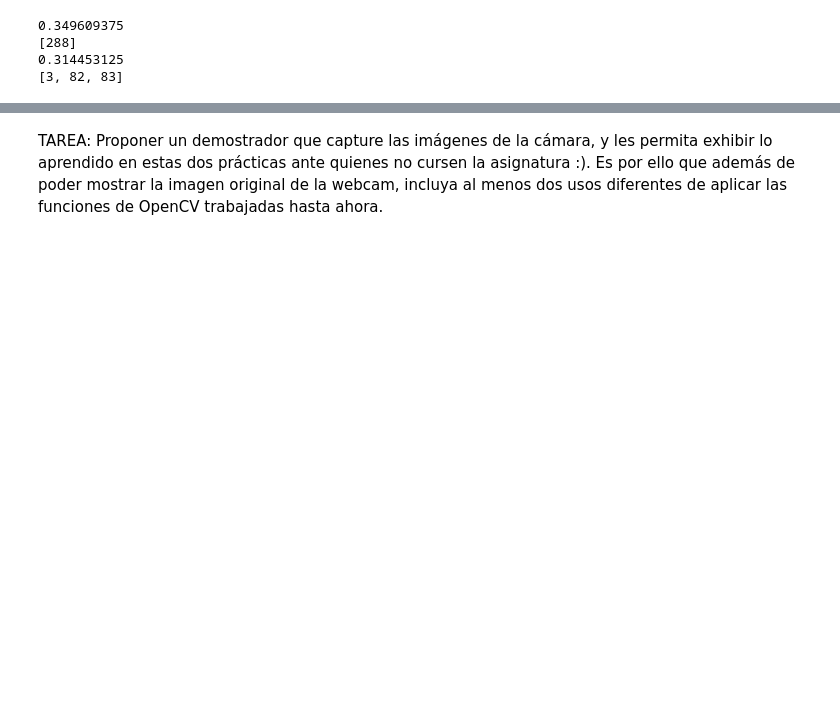
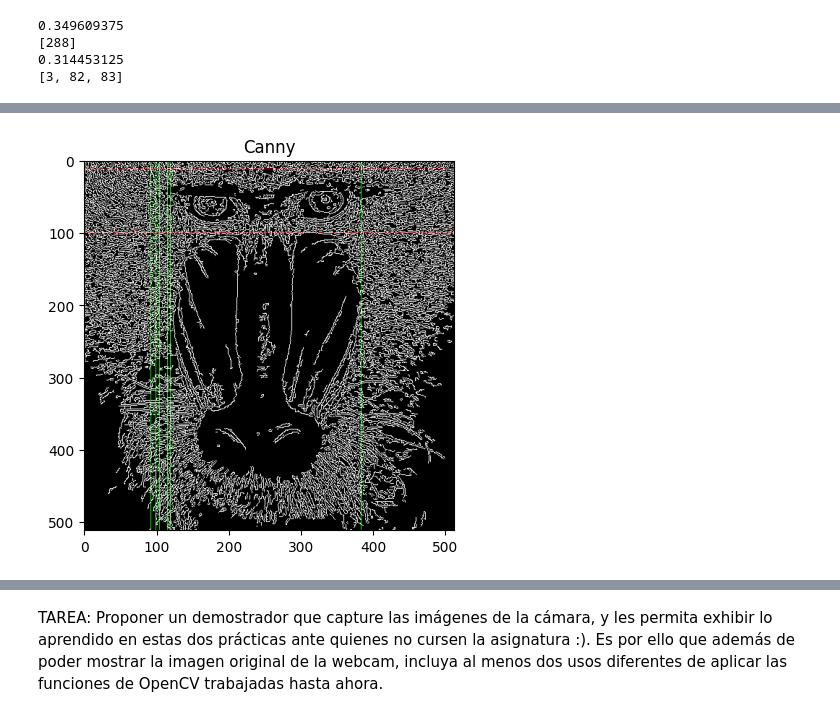
Before and after one commit to jj-quesada/PracticasVC, a Jupyter notebook: VC_P2/VC_P2_Grupo13.ipynb, the cells around one changed output, grey strips where cells are left out. Cells and saved outputs as stored; diff of their text form; code cells hidden in the pictures; blank space fills up the shorter version.

```diff
--- a/VC_P2/VC_P2_Grupo13.ipynb
+++ b/VC_P2/VC_P2_Grupo13.ipynb
@@ -138,5 +107,20 @@ plt.xlim([0, canny.shape[0]])
 Identificación de máximos en columnas y filas
 # %%
+import cv2
+import numpy as np
+import matplotlib.pyplot as plt
+
+img = cv2.imread('mandril.jpg')
+
+gris = cv2.cvtColor(img, cv2.COLOR_BGR2GRAY)
+
+canny = cv2.Canny(gris, 100, 200)
+
+col_counts = cv2.reduce(canny, 0, cv2.REDUCE_SUM, dtype=cv2.CV_32SC1)
+cols = col_counts[0] / (255 * canny.shape[1])
+row_counts = cv2.reduce(canny, 1, cv2.REDUCE_SUM, dtype=cv2.CV_32SC1)
+rows = row_counts[:, 0] / (255 * canny.shape[0])
+
 threshold = 0.95
 
 max_col_value = np.max(cols)
@@ -349,0 +308,82 @@ plt.show()
+# %%
+import cv2
+import numpy as np
+import matplotlib.pyplot as plt
+
+img = cv2.imread('mandril.jpg')
+gris = cv2.cvtColor(img, cv2.COLOR_BGR2GRAY)
+ggris = cv2.GaussianBlur(gris, (3, 3), 0)
+
+# Canny
+canny = cv2.Canny(gris, 100, 200)
+
+col_counts = cv2.reduce(canny, 0, cv2.REDUCE_SUM, dtype=cv2.CV_32SC1)
+cols = col_counts[0] / (255 * canny.shape[1])
+row_counts = cv2.reduce(canny, 1, cv2.REDUCE_SUM, dtype=cv2.CV_32SC1)
+rows = row_counts[:, 0] / (255 * canny.shape[0])
+
+threshold = 0.95
+
+max_col_value = np.max(cols)
+cols_over_threshold = []
+for i in range(len(cols)):
+    if cols[i] >= threshold*max_col_value:
+        cols_over_threshold.append(i)
+
+max_row_value = np.max(rows)
+rows_over_threshold = []
+for i in range(len(rows)):
+    if rows[i] >= threshold*max_row_value:
+        rows_over_threshold.append(i)
+
+# Sobel
+sobelx = cv2.Sobel(ggris, cv2.CV_64F, 1, 0)  # x
+sobely = cv2.Sobel(ggris, cv2.CV_64F, 0, 1)  # y
+sobel = cv2.add(sobelx, sobely)
+
+valorUmbral = 130
+res, imagenUmbralizada = cv2.threshold(cv2.convertScaleAbs(sobel), valorUmbral, 255, cv2.THRESH_BINARY)
+
+col_counts = cv2.reduce(imagenUmbralizada, 0, cv2.REDUCE_SUM, dtype=cv2.CV_32SC1)
+cols = col_counts[0] / (255 * imagenUmbralizada.shape[1])
+
+row_counts = cv2.reduce(imagenUmbralizada, 1, cv2.REDUCE_SUM, dtype=cv2.CV_32SC1)
+rows = row_counts[:, 0] / (255 * imagenUmbralizada.shape[0])
+
+threshold = 0.95
+
+sobel_max_col_value = np.max(cols)
+sobel_cols_over_threshold = []
+for i in range(len(cols)):
+    if cols[i] >= threshold*sobel_max_col_value:
+        sobel_cols_over_threshold.append(i)
+
+sobel_max_row_value = np.max(rows)
+sobel_rows_over_threshold = []
+for i in range(len(rows)):
+    if rows[i] >= threshold*sobel_max_row_value:
+        sobel_rows_over_threshold.append(i)
+
+# Impresión canny
+canny_copy = cv2.cvtColor(canny, cv2.COLOR_GRAY2RGB)
+for col in cols_over_threshold:
+    canny_copy[:, col, 1] = 255
+for row in rows_over_threshold:
+    canny_copy[row, :, 0] = 255
+plt.figure()
+plt.imshow(canny_copy)
+plt.title("Canny")
+plt.show()
+
+#Impresión Sobel
+sobel_copy = imagenUmbralizada.copy()
+sobel_copy = cv2.cvtColor(sobel_copy, cv2.COLOR_GRAY2RGB)
+sobel_copy[:, sobel_cols_over_threshold[0], 1] = 255
+for row in sobel_rows_over_threshold:
+    sobel_copy[row, :, 0] = 255
+plt.figure()
+plt.imshow(sobel_copy)
+plt.title("Sobel")
+plt.show()
+# %% [output]
+[figure, added]
```
Also changed, not shown: parts of 33 cells of this notebook.
